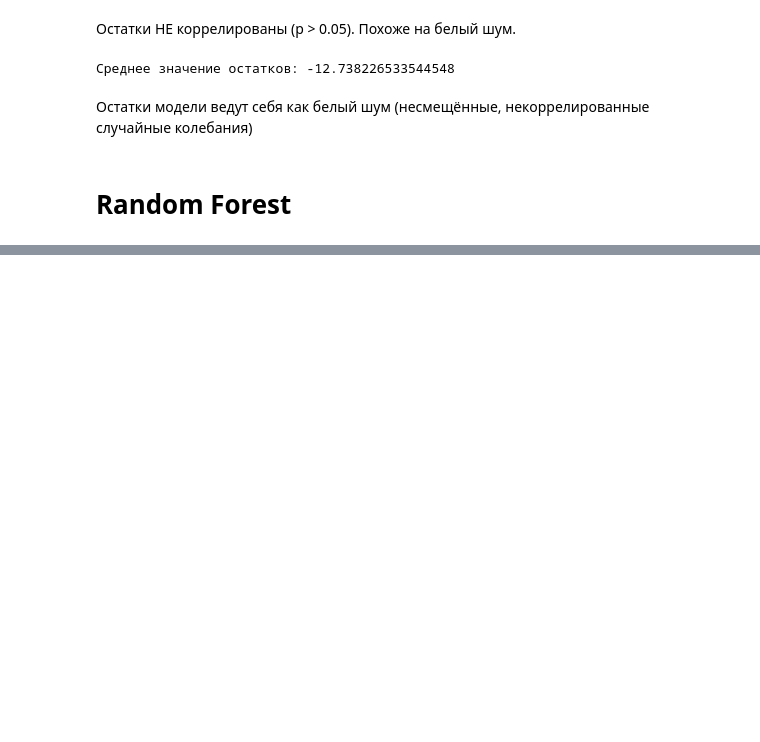
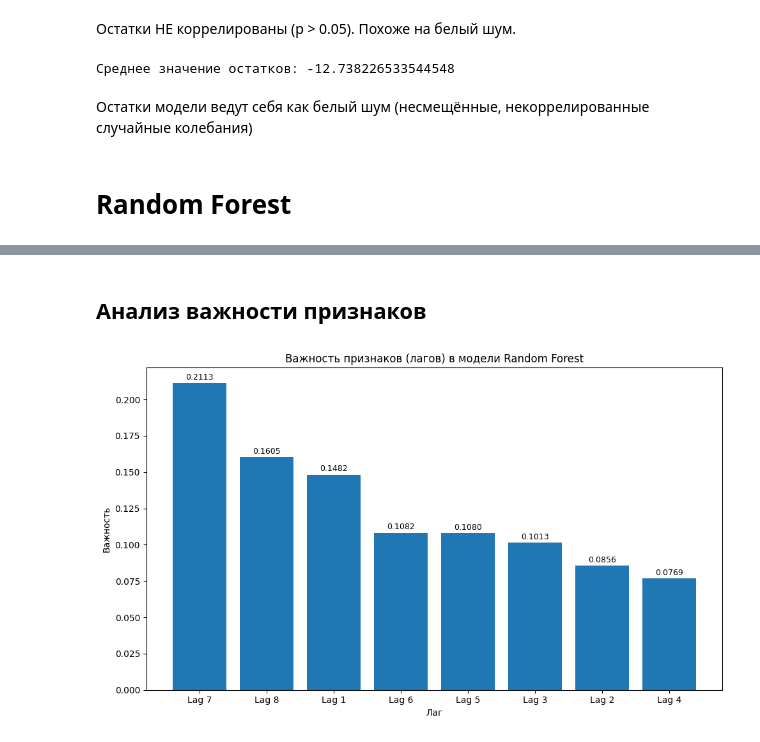
Before and after one commit to kesa444ka/Hybrid-models-for-forecasting-macroeconomic-indicators, a Jupyter notebook: notebooks/analysis.ipynb, the cells around one changed output, grey strips where cells are left out. Cells and saved outputs as stored; diff of their text form; code cells hidden in the pictures; blank space fills up the shorter version.

```diff
--- a/notebooks/analysis.ipynb
+++ b/notebooks/analysis.ipynb
@@ -322,0 +364,21 @@ print("Среднее значение остатков:", arima_residuals_mean)
+# %% [markdown]
+## Анализ важности признаков
+# %%
+rf_importance = get_feature_importance(best_rf_model, lags)
+
+plt.figure(figsize=(10, 6))
+bars = plt.bar(range(len(rf_importance)), rf_importance['importance'], align='center')
+plt.xticks(range(len(rf_importance)), rf_importance['feature'])
+plt.xlabel('Лаг')
+plt.ylabel('Важность')
+plt.title('Важность признаков (лагов) в модели Random Forest')
+
+for bar, importance in zip(bars, rf_importance['importance']):
+    height = bar.get_height()
+    plt.text(bar.get_x() + bar.get_width()/2., height + 0.001,
+             f'{importance:.4f}', ha='center', va='bottom', fontsize=9)
+
+plt.tight_layout()
+plt.show()
+# %% [output]
+[figure, added]
```
Also changed, not shown: parts of 11 cells of this notebook, 1 other file.
